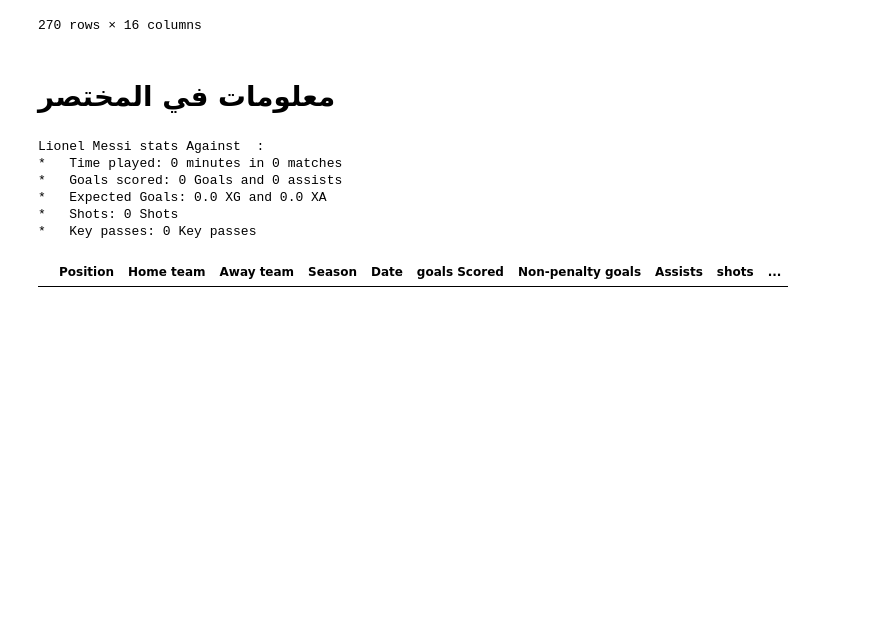
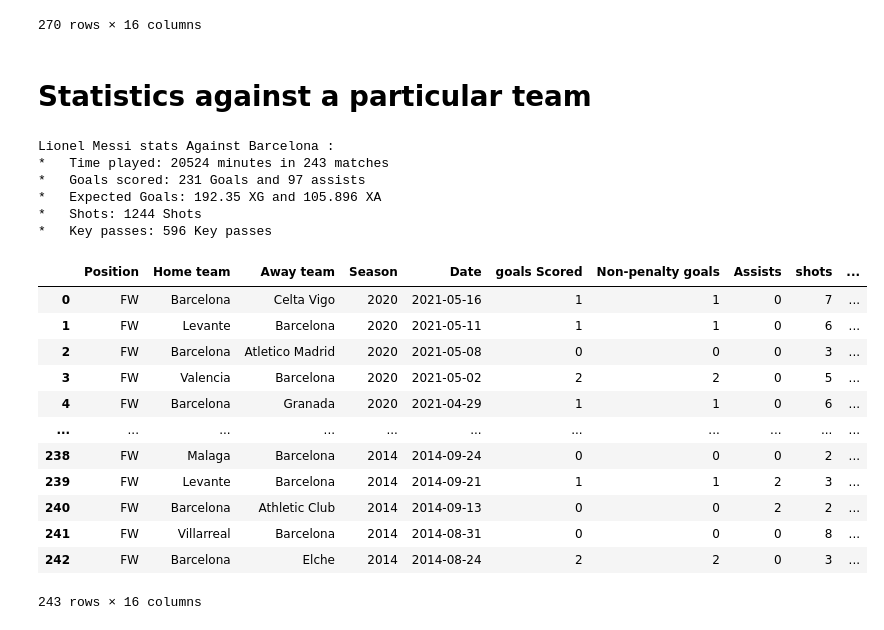
Before and after one commit to trezeguet74/UnderStatScrapper, a Jupyter notebook: UnderStat Scrapper.ipynb, the cells around one changed output. Saved outputs shown, nothing was run; the diff lists cells and outputs as text; code cells hidden in the pictures; blank space fills up the shorter version.

```diff
--- a/UnderStat Scrapper.ipynb
+++ b/UnderStat Scrapper.ipynb
@@ -342,26 +367,38 @@ display(x)
 | 268 | FW | Villarreal | Barcelona | 2014 | 2014-08-31 | 0 | 0 | 0 | 8 | ... |
 | 269 | FW | Barcelona | Elche | 2014 | 2014-08-24 | 2 | 2 | 0 | 3 | ... |
 270 rows × 16 columns
-# %% [markdown]
-# **معلومات في المختصر**
+# %% [markdown]
+# **Statistics against a particular team**
 # %%
 def player_against_team(team,get_matches_data):
     df = get_matches_data
     df = df.loc[(df['Away team'] == team) | (df['Home team']== team)].reset_index(drop=True)
     print(f"{player_name} stats Against {team} :")
     print("*   Time played: {} minutes in {} matches ".format((df['Time played'].sum()),len(df['Time played'])))
     print("*   Goals scored: {} Goals and {} assists ".format((df['goals Scored'].sum()),int(df['Assists'].sum())))
     print("*   Expected Goals: {} XG and {} XA ".format(df['xG'].sum().round(3),df['xA'].sum().round(3)))
     print("*   Shots: {} Shots ".format(int(df['shots'].sum())))
     print("*   Key passes: {} Key passes ".format(int(df['Key passes'].sum())))
     display(df)
 
-player_against_team('',x)
+player_against_team('Barcelona',x)
 # %% [output]
-Lionel Messi stats Against  :
-*   Time played: 0 minutes in 0 matches
-*   Goals scored: 0 Goals and 0 assists
-*   Expected Goals: 0.0 XG and 0.0 XA
-*   Shots: 0 Shots
-*   Key passes: 0 Key passes
+Lionel Messi stats Against Barcelona :
+*   Time played: 20524 minutes in 243 matches
+*   Goals scored: 231 Goals and 97 assists
+*   Expected Goals: 192.35 XG and 105.896 XA
+*   Shots: 1244 Shots
+*   Key passes: 596 Key passes
 |  | Position | Home team | Away team | Season | Date | goals Scored | Non-penalty goals | Assists | shots | ... |
+| 0 | FW | Barcelona | Celta Vigo | 2020 | 2021-05-16 | 1 | 1 | 0 | 7 | ... |
+| 1 | FW | Levante | Barcelona | 2020 | 2021-05-11 | 1 | 1 | 0 | 6 | ... |
+| 2 | FW | Barcelona | Atletico Madrid | 2020 | 2021-05-08 | 0 | 0 | 0 | 3 | ... |
+| 3 | FW | Valencia | Barcelona | 2020 | 2021-05-02 | 2 | 2 | 0 | 5 | ... |
+| 4 | FW | Barcelona | Granada | 2020 | 2021-04-29 | 1 | 1 | 0 | 6 | ... |
+| ... | ... | ... | ... | ... | ... | ... | ... | ... | ... | ... |
+| 238 | FW | Malaga | Barcelona | 2014 | 2014-09-24 | 0 | 0 | 0 | 2 | ... |
+| 239 | FW | Levante | Barcelona | 2014 | 2014-09-21 | 1 | 1 | 2 | 3 | ... |
+| 240 | FW | Barcelona | Athletic Club | 2014 | 2014-09-13 | 0 | 0 | 2 | 2 | ... |
+| 241 | FW | Villarreal | Barcelona | 2014 | 2014-08-31 | 0 | 0 | 0 | 8 | ... |
+| 242 | FW | Barcelona | Elche | 2014 | 2014-08-24 | 2 | 2 | 0 | 3 | ... |
+243 rows × 16 columns
```
Also changed, not shown: parts of 23 cells of this notebook.
